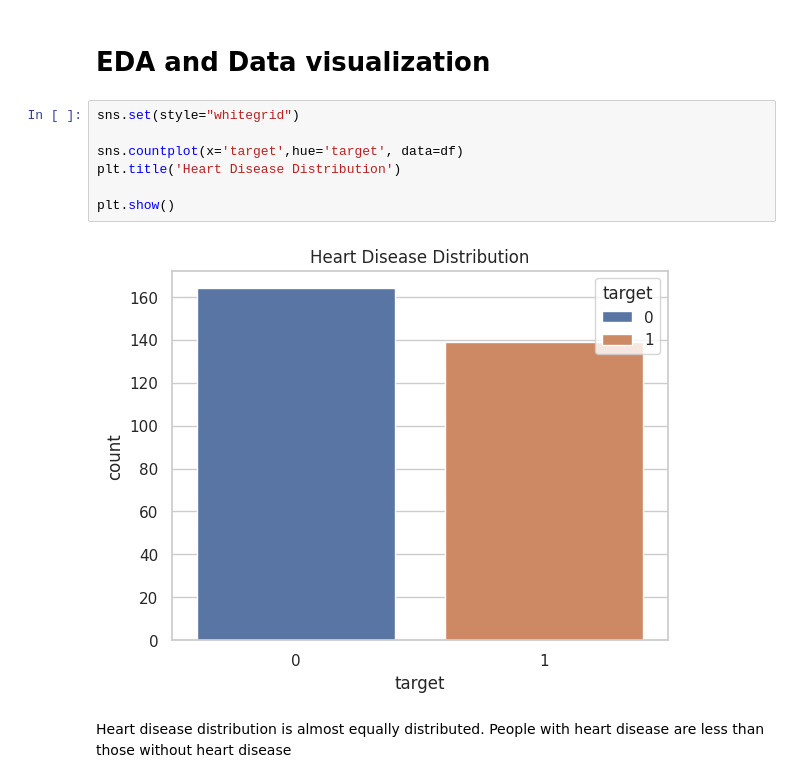
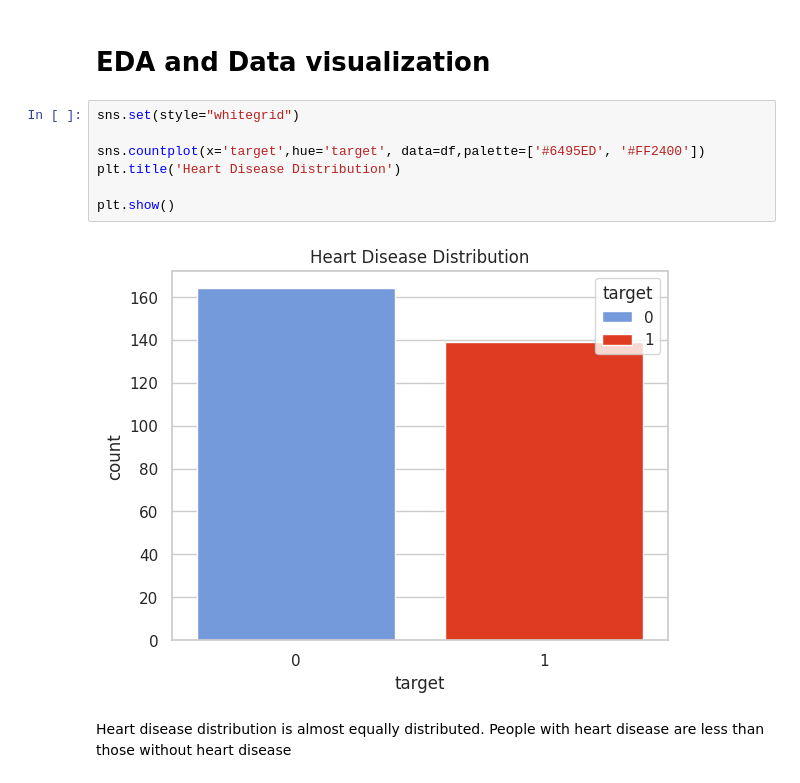
Before and after one commit to negilbabu/Heart-Disease-Prediction-Ai-, a Jupyter notebook: HeartDiseasePrediction.ipynb, the cells around one changed output. Cells and saved outputs as stored; diff of their text form.

```diff
--- a/HeartDiseasePrediction.ipynb
+++ b/HeartDiseasePrediction.ipynb
@@ -404,12 +412,12 @@ Here only 5 attributes has values greater than maximum limit. But when we analyz
 # %%
 sns.set(style="whitegrid")
 
-sns.countplot(x='target',hue='target', data=df)
+sns.countplot(x='target',hue='target', data=df,palette=['#6495ED', '#FF2400'])
 plt.title('Heart Disease Distribution')
 
 plt.show()
 # %% [output]
-[figure, old version]
+[figure, new version]
 # %% [markdown]
 Heart disease distribution is almost equally distributed.
 People with heart disease are less than those without heart disease
```
Also changed, not shown: parts of 64 cells of this notebook.
